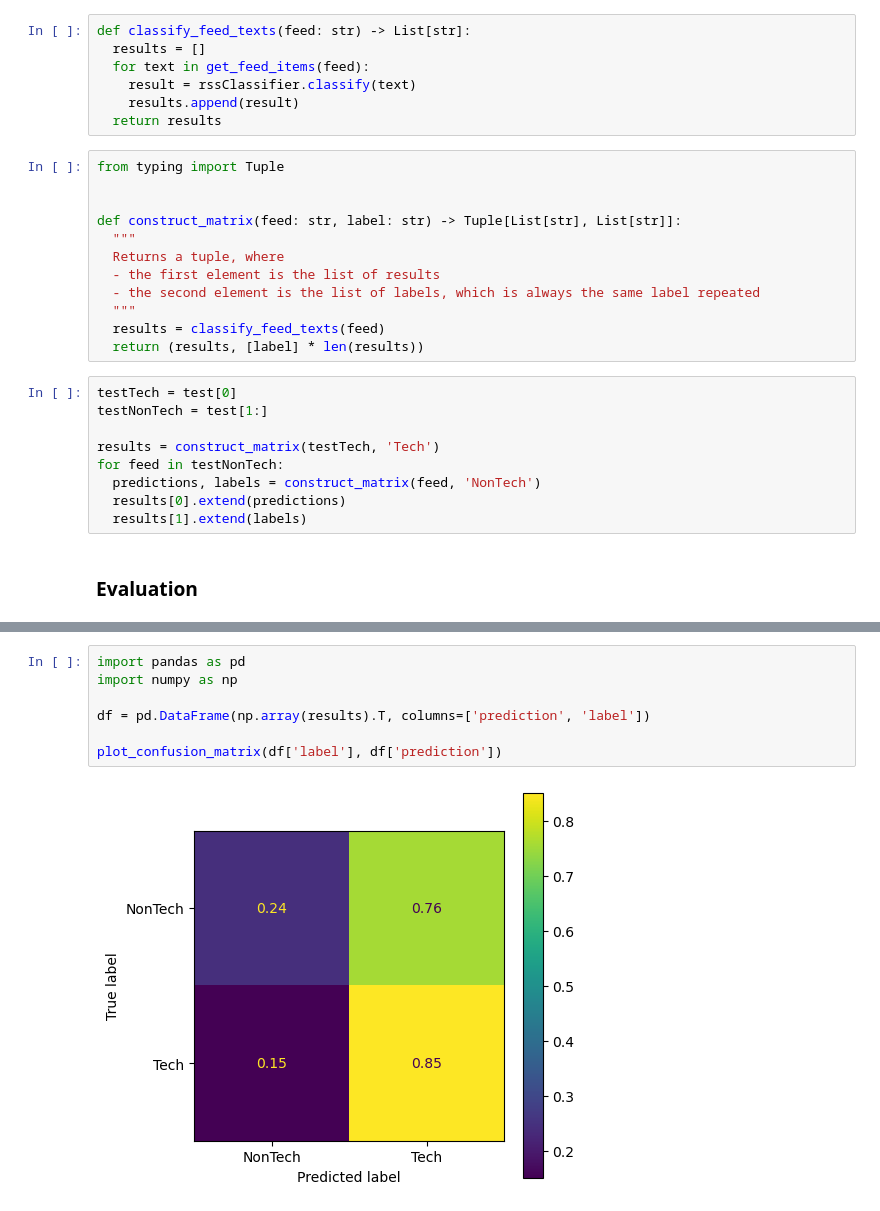
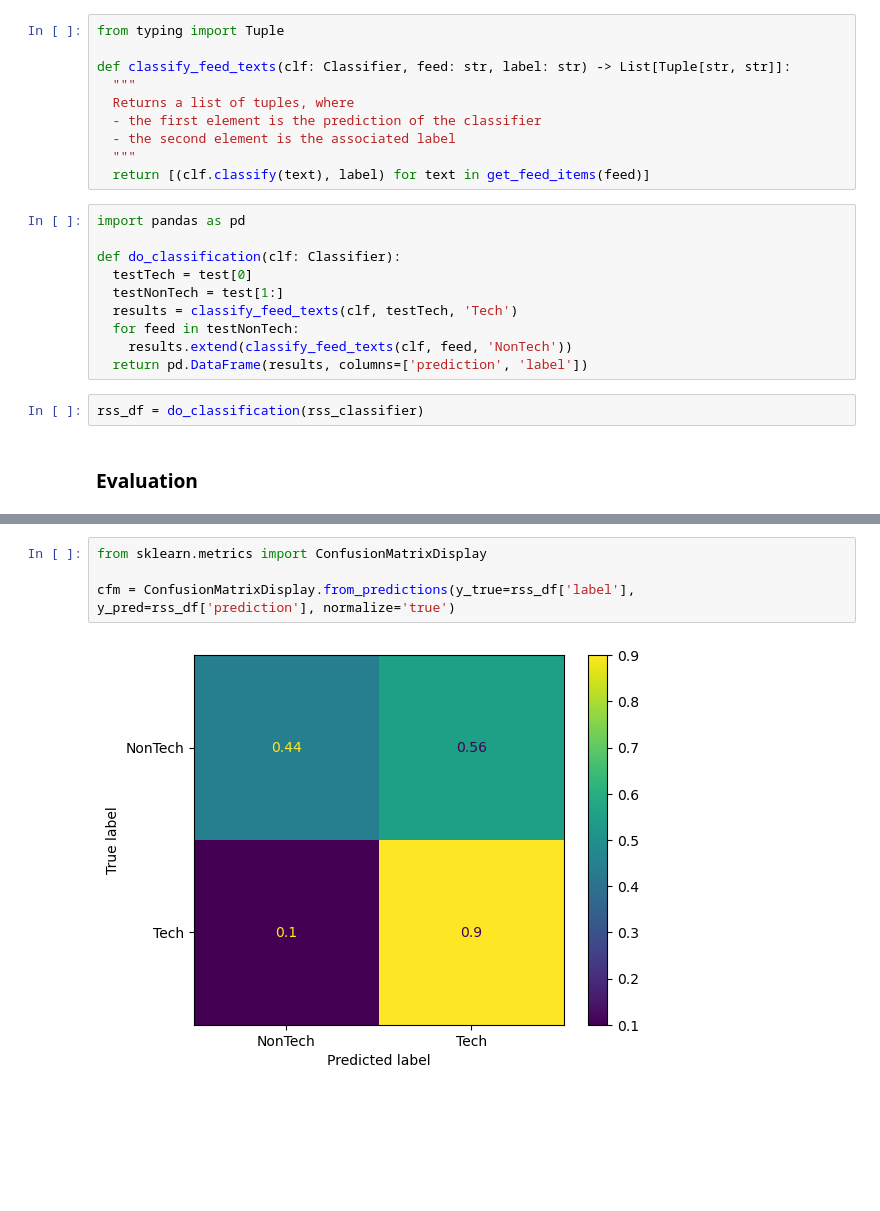
Before and after one commit to 4350pChris/data-mining, a Jupyter notebook: data/uebung-3/VersuchDocumentClassification.ipynb, the cells around one changed output, grey strips where cells are left out. Saved outputs shown, nothing was run; the diff lists cells and outputs as text; blank space fills up the shorter version.

```diff
--- a/data/uebung-3/VersuchDocumentClassification.ipynb
+++ b/data/uebung-3/VersuchDocumentClassification.ipynb
@@ -393,32 +395,26 @@ for feed in trainNonTech:
 # %% [markdown]
 ### Classification
-# %%
-def classify_feed_texts(feed: str) -> List[str]:
-  results = []
-  for text in get_feed_items(feed):
-    result = rssClassifier.classify(text)
-    results.append(result)
-  return results
 # %%
 from typing import Tuple
 
-
-def construct_matrix(feed: str, label: str) -> Tuple[List[str], List[str]]:
+def classify_feed_texts(clf: Classifier, feed: str, label: str) -> List[Tuple[str, str]]:
   """
-  Returns a tuple, where
-  - the first element is the list of results
-  - the second element is the list of labels, which is always the same label repeated
+  Returns a list of tuples, where
+  - the first element is the prediction of the classifier
+  - the second element is the associated label
   """
-  results = classify_feed_texts(feed)
-  return (results, [label] * len(results))
+  return [(clf.classify(text), label) for text in get_feed_items(feed)]
 # %%
-testTech = test[0]
-testNonTech = test[1:]
+import pandas as pd
 
-results = construct_matrix(testTech, 'Tech')
-for feed in testNonTech:
-  predictions, labels = construct_matrix(feed, 'NonTech')
-  results[0].extend(predictions)
-  results[1].extend(labels)
+def do_classification(clf: Classifier):
+  testTech = test[0]
+  testNonTech = test[1:]
+  results = classify_feed_texts(clf, testTech, 'Tech')
+  for feed in testNonTech:
+    results.extend(classify_feed_texts(clf, feed, 'NonTech'))
+  return pd.DataFrame(results, columns=['prediction', 'label'])
+# %%
+rss_df = do_classification(rss_classifier)
 # %% [markdown]
 ### Evaluation
@@ -433,12 +421,9 @@ def plot_confusion_matrix(y_true, y_pred):
-# %%
-import pandas as pd
-import numpy as np
-
-df = pd.DataFrame(np.array(results).T, columns=['prediction', 'label'])
-
-plot_confusion_matrix(df['label'], df['prediction'])
-# %% [output]
-[figure, removed]
+# %%
+from sklearn.metrics import ConfusionMatrixDisplay
+
+cfm = ConfusionMatrixDisplay.from_predictions(y_true=rss_df['label'], y_pred=rss_df['prediction'], normalize='true')
+# %% [output]
+[figure, added]
 # %%
 from sklearn.metrics import classification_report
 
```
Also changed, not shown: parts of 12 cells of this notebook.
